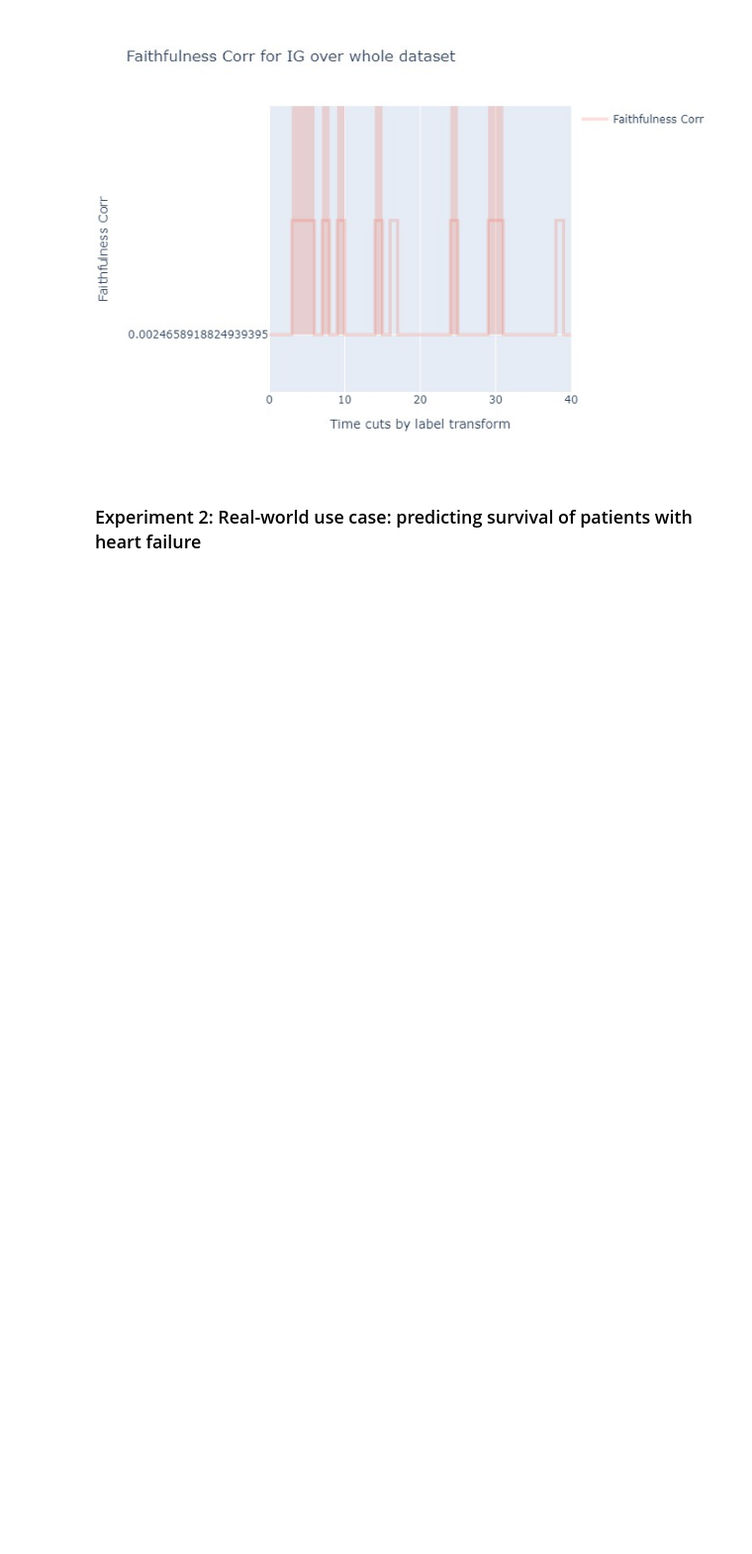
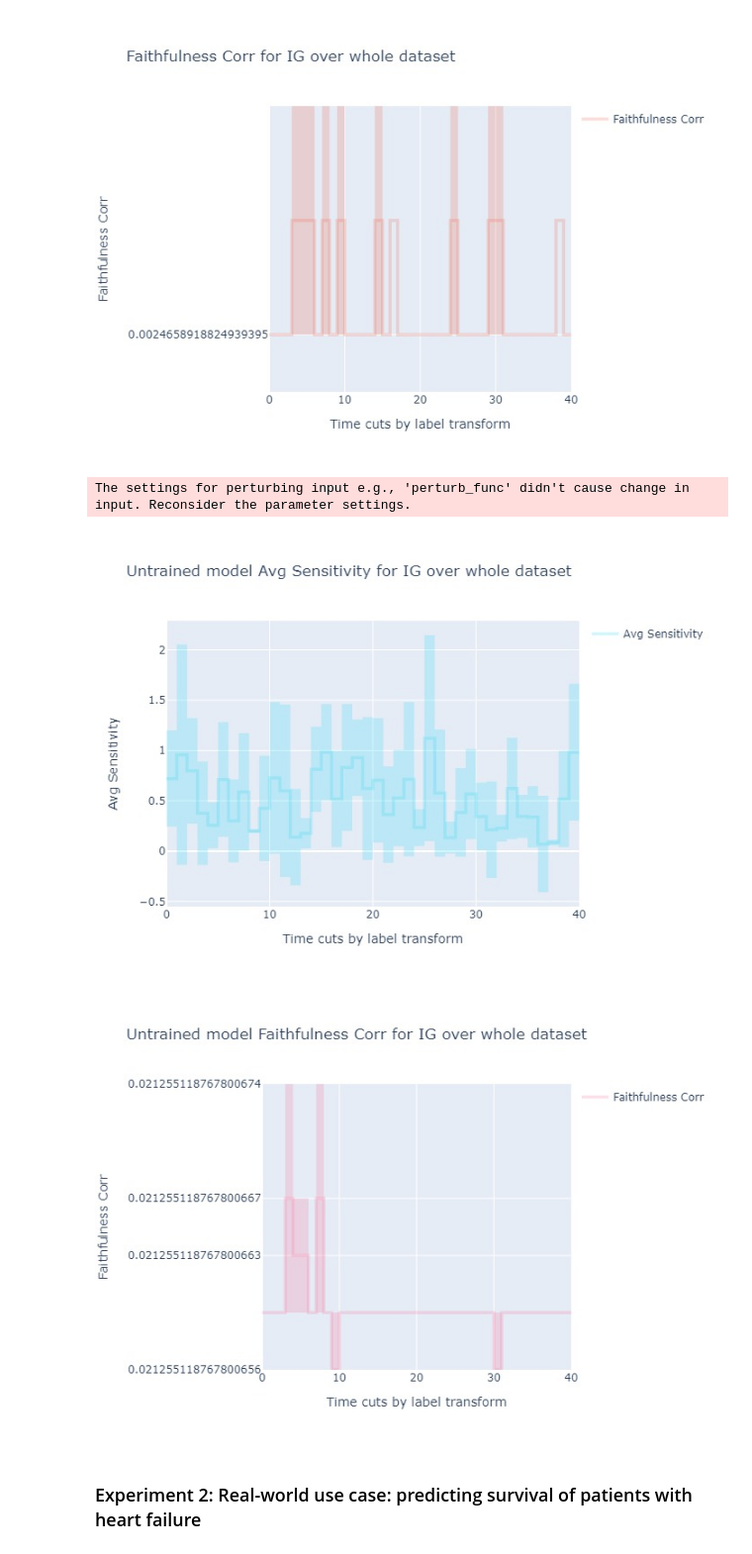
Before and after one commit to siasio/survshap, a Jupyter notebook: SurvSHAP_vs_IG.ipynb, the cells around one changed output. Shown at 99% size. Saved outputs shown, nothing was run; the diff lists cells and outputs as text; code cells hidden in the pictures; blank space fills up the shorter version.

Commit message:
Metrics for untrained models
Unfortunately, metrics for untrained models look just as good as metrics for trained models

```diff
--- a/SurvSHAP_vs_IG.ipynb
+++ b/SurvSHAP_vs_IG.ipynb
@@ -534,6 +534,21 @@ for ams, m_name in zip(aggregated_metric_scores, metrics_names):
 # %% [output]
 [figure]
 [figure]
+# %%
+net = tt.practical.MLPVanilla(in_features, num_nodes, out_features, batch_norm, dropout)
+model = DeepHitSingle_(net, tt.optim.Adam(lr), duration_index=labtrans.cuts, device=DEVICE)
+# %%
+aggregated_attributions, actual_data_attributions, survshap_attributions, actual_survshap_attributions = compute_attributions(model, x_test, y_test, num_durations, x_raw, all_variables)
+aggregated_metric_scores = compute_metrics(model, x_test, y_test, actual_data_attributions, used_metrics)
+# %% [output]
+The settings for perturbing input e.g., 'perturb_func' didn't cause change in input. Reconsider the parameter settings.
+# %%
+for ams, m_name in zip(aggregated_metric_scores, metrics_names):
+    means, stds = PlotCreator.mean_std_per_time(np.array(ams.squeeze()), y_test[0], num_durations)
+    plot_creator.mean_std_figure(ams, m_name, durations, y_means=means, y_stds=stds, desc=f"Untrained model {m_name} for IG", xaxis_title="Time cuts by label transform", yaxis_title=m_name, legend_title=None, save=False)
+# %% [output]
+[figure, added]
+[figure, added]
 # %% [markdown]
 ### Experiment 2: Real-world use case: predicting survival of patients with heart failure
 # %% [markdown]
```
Also changed, not shown: 4 other files.
